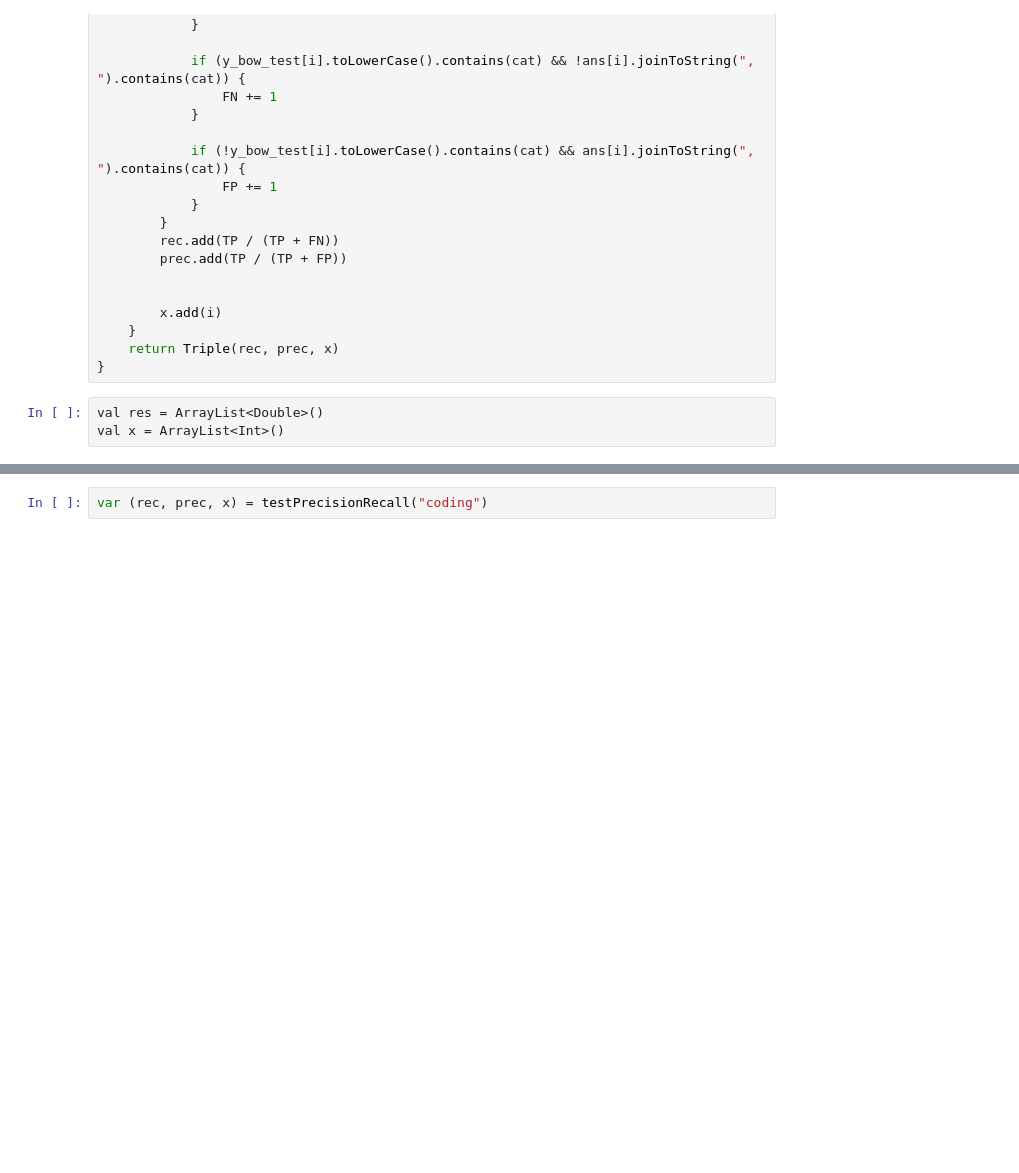
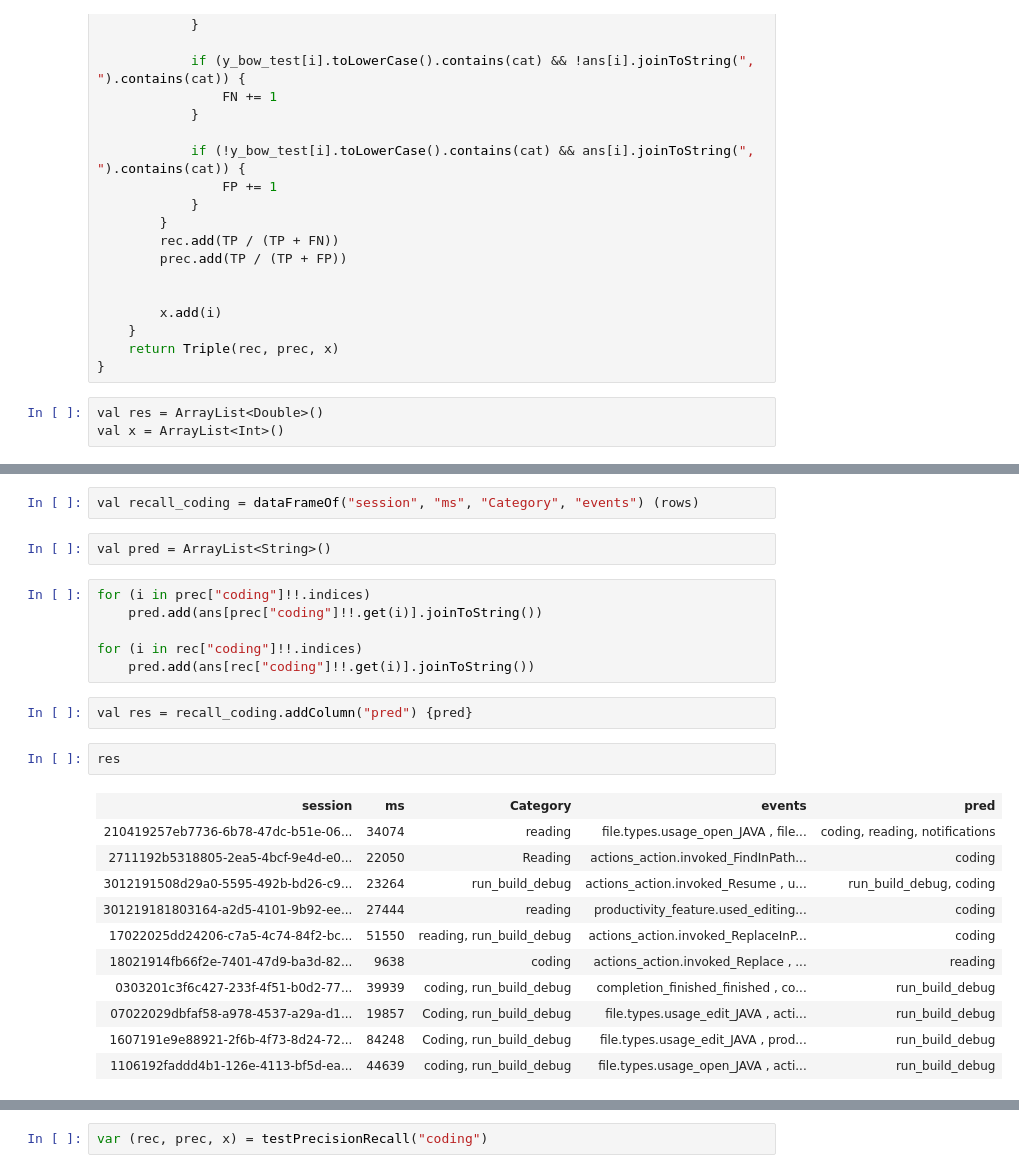
Before and after one commit to kraalfar/classification, a Jupyter notebook: jupyter/counter.ipynb, the cells around one changed output, grey strips where cells are left out. Saved outputs shown, nothing was run; the diff lists cells and outputs as text; blank space fills up the shorter version.

```diff
--- a/jupyter/counter.ipynb
+++ b/jupyter/counter.ipynb
@@ -193,3 +238,29 @@ classificator.fit(X_bow, y_bow)
+# %%
+val recall_coding = dataFrameOf("session", "ms", "Category", "events") (rows)
+# %%
+val pred = ArrayList<String>()
+# %%
+for (i in prec["coding"]!!.indices)
+    pred.add(ans[prec["coding"]!!.get(i)].joinToString())
+
+for (i in rec["coding"]!!.indices)
+    pred.add(ans[rec["coding"]!!.get(i)].joinToString())
+# %%
+val res = recall_coding.addColumn("pred") {pred}
+# %%
+res
+# %% [output]
+| session | ms | Category | events | pred |
+| 210419257eb7736-6b78-47dc-b51e-06... | 34074 | reading | file.types.usage_open_JAVA , file... | coding, reading, notifications |
+| 2711192b5318805-2ea5-4bcf-9e4d-e0... | 22050 | Reading | actions_action.invoked_FindInPath... | coding |
+| 3012191508d29a0-5595-492b-bd26-c9... | 23264 | run_build_debug | actions_action.invoked_Resume , u... | run_build_debug, coding |
+| 301219181803164-a2d5-4101-9b92-ee... | 27444 | reading | productivity_feature.used_editing... | coding |
+| 17022025dd24206-c7a5-4c74-84f2-bc... | 51550 | reading, run_build_debug | actions_action.invoked_ReplaceInP... | coding |
+| 18021914fb66f2e-7401-47d9-ba3d-82... | 9638 | coding | actions_action.invoked_Replace , ... | reading |
+| 0303201c3f6c427-233f-4f51-b0d2-77... | 39939 | coding, run_build_debug | completion_finished_finished , co... | run_build_debug |
+| 07022029dbfaf58-a978-4537-a29a-d1... | 19857 | Coding, run_build_debug | file.types.usage_edit_JAVA , acti... | run_build_debug |
+| 1607191e9e88921-2f6b-4f73-8d24-72... | 84248 | Coding, run_build_debug | file.types.usage_edit_JAVA , prod... | run_build_debug |
+| 1106192faddd4b1-126e-4113-bf5d-ea... | 44639 | coding, run_build_debug | file.types.usage_open_JAVA , acti... | run_build_debug |
 # %%
 for (i in 10 until 400 step 10) {
     val bow = BoW(i)
```
Also changed, not shown: parts of 55 cells of this notebook, 11 other files.
